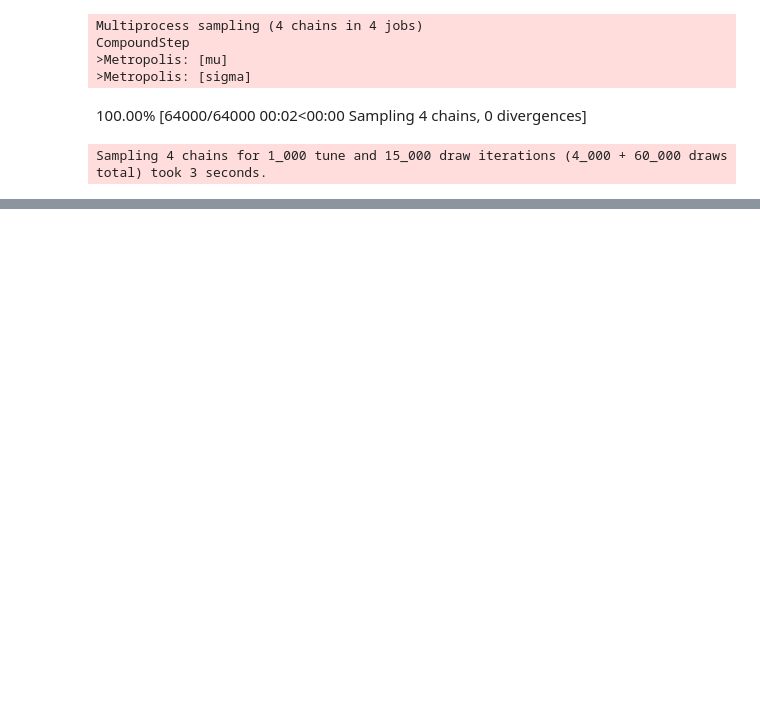
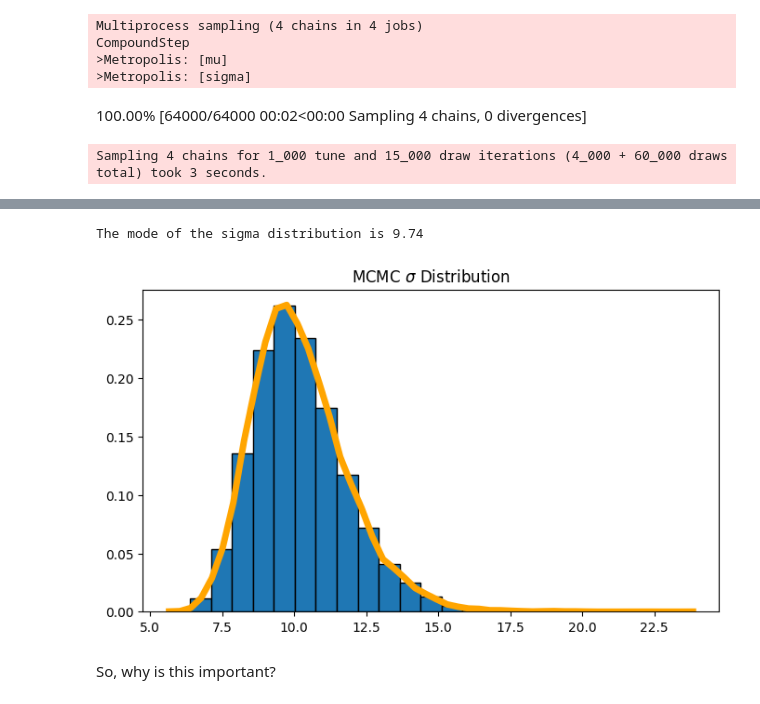
Before and after one commit to jackburbidge/portfolio, a Jupyter notebook: pima_indians_diabetes/pima_indians_Bayesian_MCMC.ipynb, the cells around one changed output, grey strips where cells are left out. Drawn from its saved outputs; the diff is of its cells as text; code cells hidden in the pictures; blank space fills up the shorter version.

```diff
--- a/pima_indians_diabetes/pima_indians_Bayesian_MCMC.ipynb
+++ b/pima_indians_diabetes/pima_indians_Bayesian_MCMC.ipynb
@@ -126,0 +197,17 @@ plt.show()
+# %%
+kde = ss.gaussian_kde(stacked.sigma.values)
+lin = np.linspace(stacked.sigma.values.min(), stacked.sigma.values.max(), 50)
+kde_values = dict(zip(lin, kde(lin)))
+print('The mode of the sigma distribution is %.2f' % max(kde_values, key=kde_values.get))
+# %% [output]
+The mode of the sigma distribution is 9.74
+# %%
+plt.figure(figsize=[8,4.5])
+plt.hist(stacked.sigma.values, edgecolor='black', density=True, bins=25)
+plt.plot(lin, kde(lin), color='orange', linewidth=5)
+plt.title('MCMC $\sigma$ Distribution')
+plt.show()
+# %% [output]
+[figure, added]
+# %% [markdown]
+So, why is this important?
```
Also changed, not shown: parts of 28 cells of this notebook.
